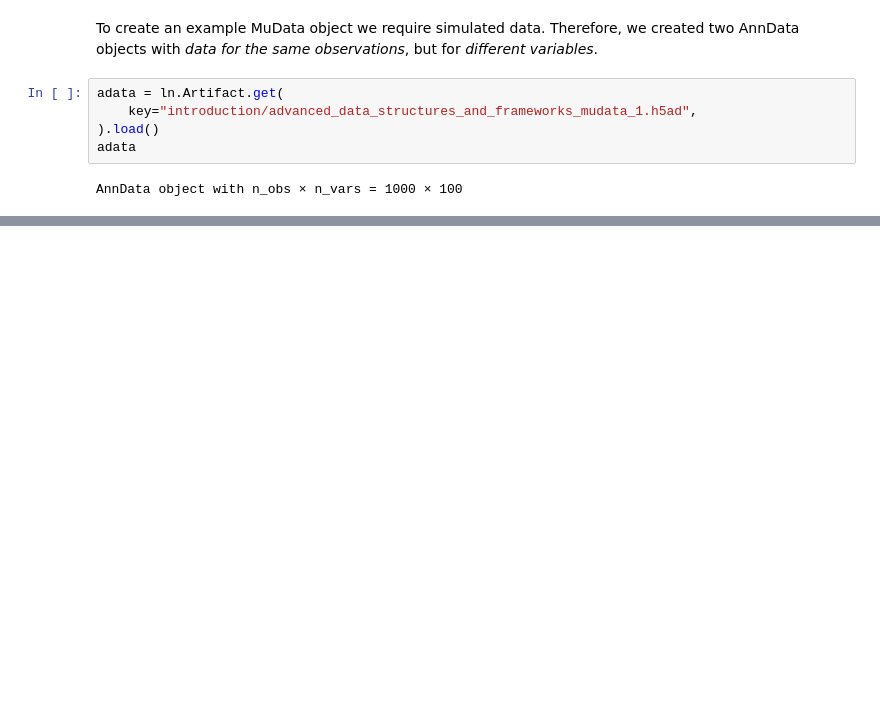
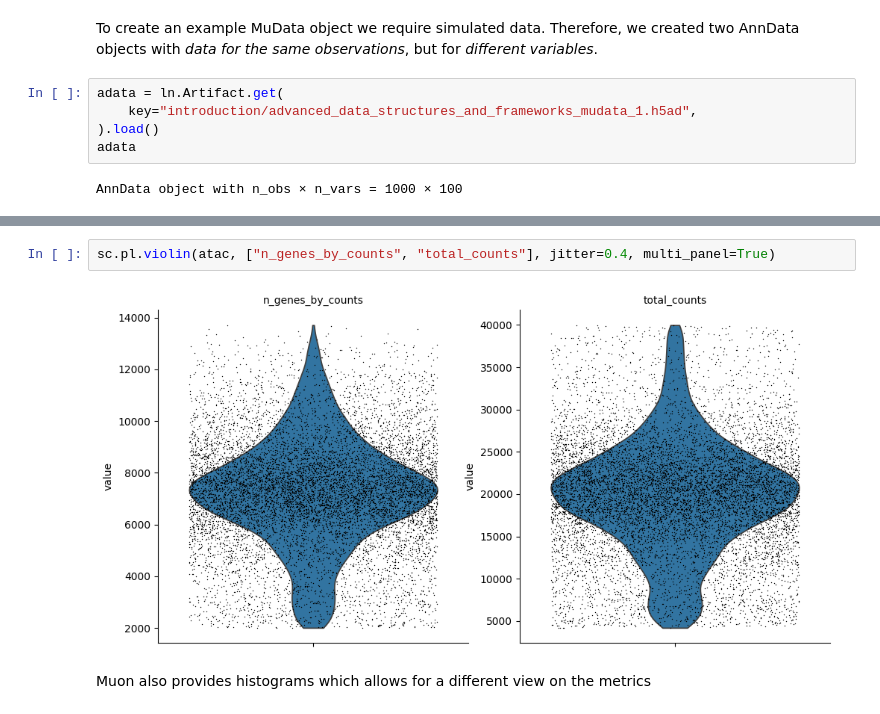
Before and after one commit to eagnanta/scrna-practice, a Jupyter notebook: advanced_data_structures_and_frameworks_practice.ipynb, the cells around one changed output, grey strips where cells are left out. Drawn from its saved outputs; the diff is of its cells as text; blank space fills up the shorter version.

```diff
--- a/advanced_data_structures_and_frameworks_practice.ipynb
+++ b/advanced_data_structures_and_frameworks_practice.ipynb
@@ -44,0 +328,6 @@ AnnData object with n_obs × n_vars = 1000 × 100
+# %%
+sc.pl.violin(atac, ["n_genes_by_counts", "total_counts"], jitter=0.4, multi_panel=True)
+# %% [output]
+[figure, added]
+# %% [markdown]
+Muon also provides histograms which allows for a different view on the metrics
```
Also changed, not shown: parts of 58 cells of this notebook, 2 other files.
